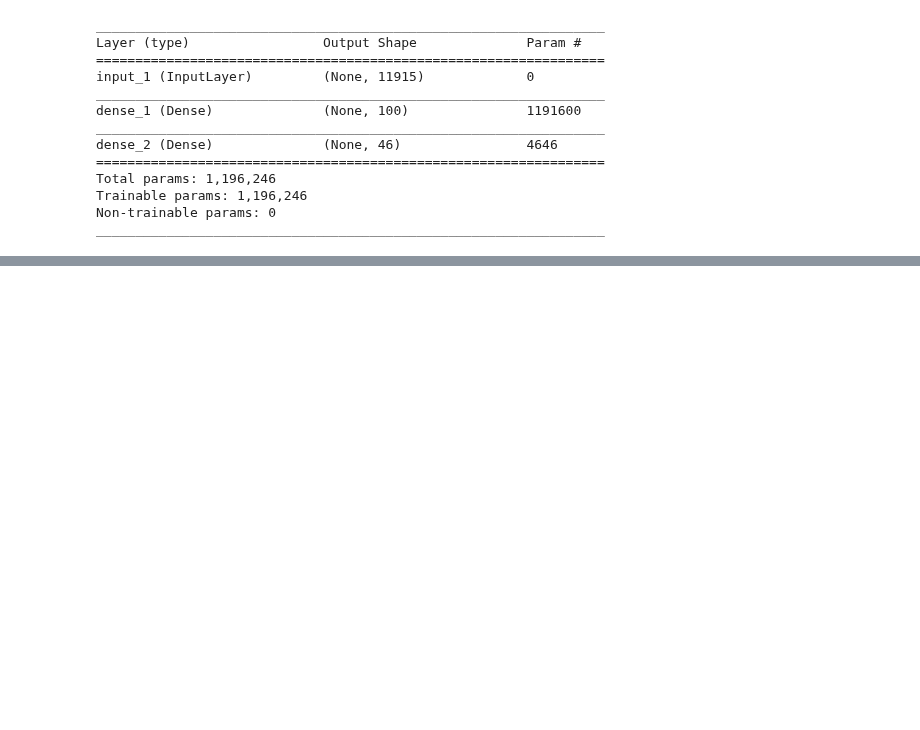
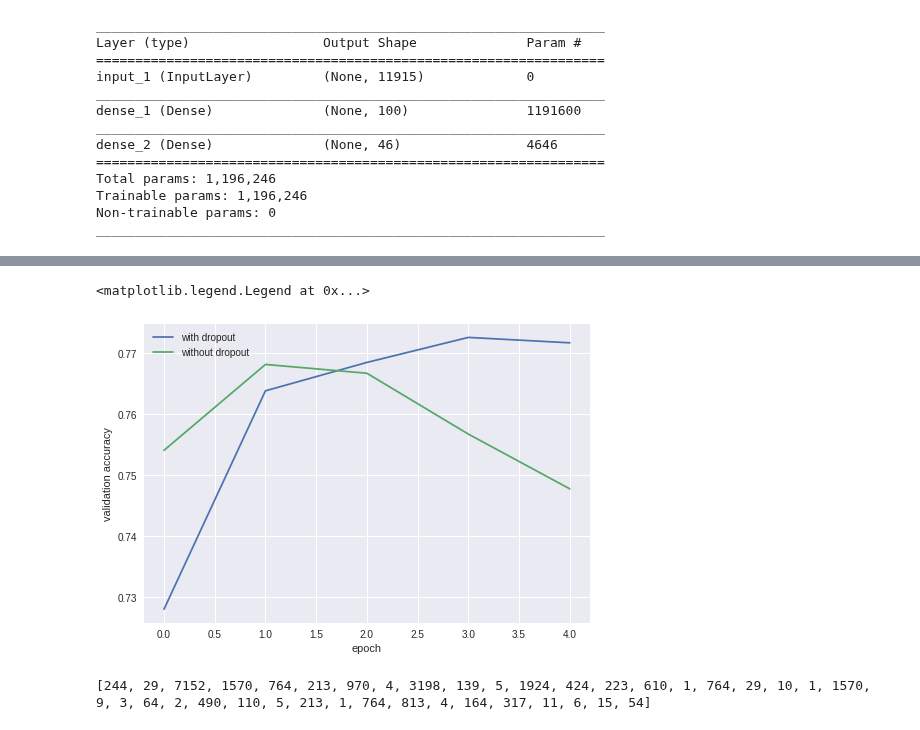
Before and after one commit to ameasure/colab_tutorials, a Jupyter notebook: NNet Demo.ipynb, the cells around one changed output, grey strips where cells are left out. Cells and saved outputs as stored; diff of their text form; code cells hidden in the pictures; blank space fills up the shorter version.

```diff
--- a/NNet Demo.ipynb
+++ b/NNet Demo.ipynb
@@ -117,0 +118,18 @@ plt.plot(model.history.history['val_acc'])
+# %%
+text_input = Input(shape=(X_train.shape[1],))
+layer1 = Dense(units=100, activation='relu')(text_input)
+dropout = Dropout(0.5)(layer1)
+output = Dense(units=len(label_encoder.classes_), activation='softmax')(dropout)
+# specify the inputs and outputs of our model
+# input is the raw text features
+# output is the predicted probabilities
+do_model = Model(inputs=[text_input], outputs=[output])
+# specify the algorithm for calculating weights 'adam'
+# specify the loss function 'categorical_crossentropy'
+# specify the validation metrics we will calculate after each epoch
+do_model.compile(optimizer='adam',
+                loss='categorical_crossentropy',
+                metrics=['accuracy'])
+do_model.fit(x=X_train, y=y_train,
+            validation_data=(X_valid, y_valid),
+            batch_size=32, epochs=5)
@@ -117,0 +149,19 @@ plt.plot(model.history.history['val_acc'])
+# %%
+plt.ylabel('validation accuracy')
+plt.xlabel('epoch')
+plt.plot(do_model.history.history['val_acc'], label='with dropout')
+plt.plot(model.history.history['val_acc'], label='without dropout')
+plt.legend()
+# %% [output]
+<matplotlib.legend.Legend at 0x...>
+[figure, added]
+# %%
+from keras.preprocessing.text import Tokenizer
+
+tokenizer = Tokenizer()
+tokenizer.fit_on_texts(df_train['NARRATIVE'])
+X_train_seq = tokenizer.texts_to_sequences(df_train['NARRATIVE'])
+X_valid_seq = tokenizer.texts_to_sequences(df_valid['NARRATIVE'])
+print(X_train_seq[0])
+# %% [output]
+[244, 29, 7152, 1570, 764, 213, 970, 4, 3198, 139, 5, 1924, 424, 223, 610, 1, 764, 29, 10, 1, 1570, 9, 3, 64, 2, 490, 110, 5, 213, 1, 764, 813, 4, 164, 317, 11, 6, 15, 54]
```
Also changed, not shown: parts of 8 cells of this notebook.
